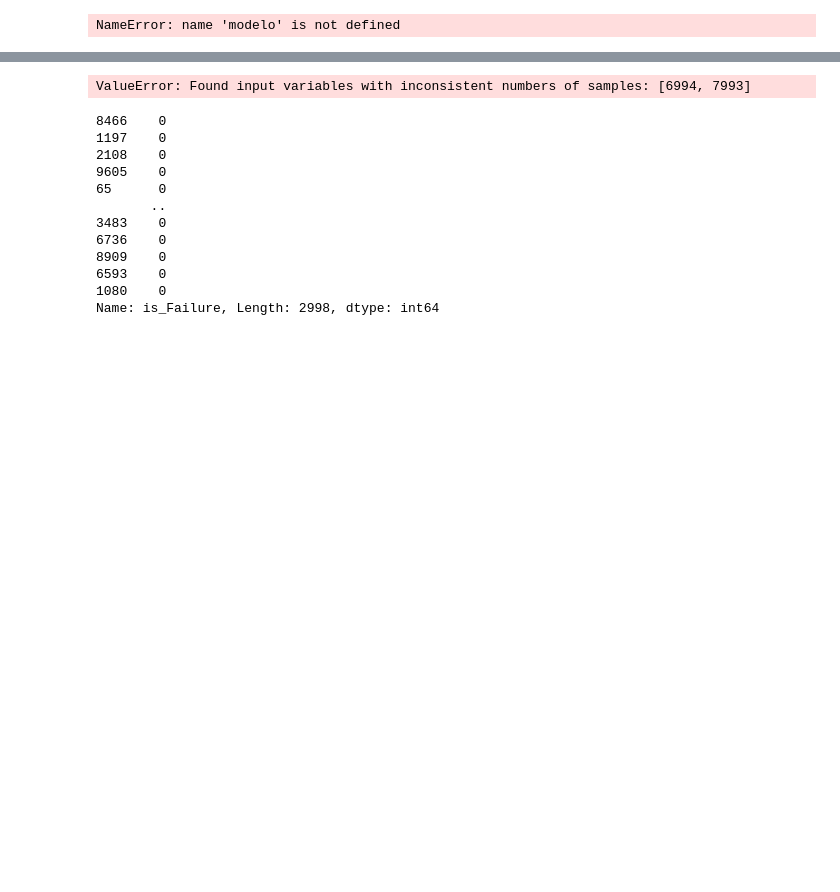
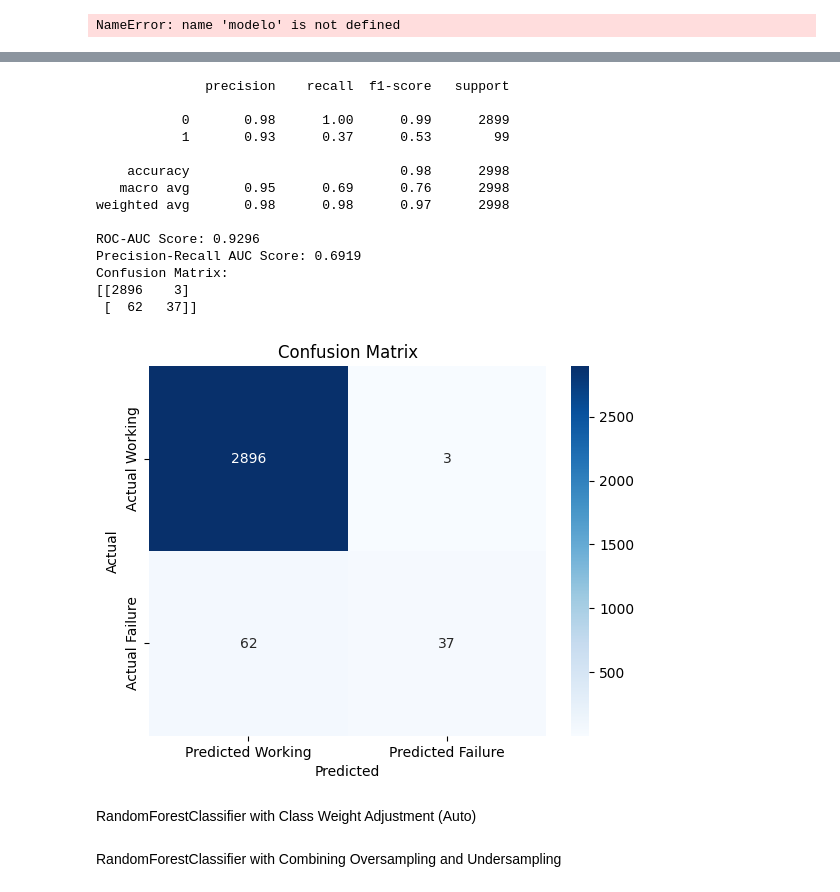
Before and after one commit to ibrahimgb/machine-predictive-maintenance, a Jupyter notebook: PredictiveMaintenance.ipynb, the cells around one changed output, grey strips where cells are left out. Saved outputs shown, nothing was run; the diff lists cells and outputs as text; code cells hidden in the pictures; blank space fills up the shorter version.

```diff
--- a/PredictiveMaintenance.ipynb
+++ b/PredictiveMaintenance.ipynb
@@ -300,36 +351,49 @@ print(sys.executable)
 # %%
 from sklearn.ensemble import RandomForestClassifier
-from sklearn.metrics import classification_report, roc_auc_score, precision_recall_curve, auc
-
+from sklearn.metrics import classification_report, roc_auc_score, precision_recall_curve, auc, confusion_matrix
+import seaborn as sns
+import matplotlib.pyplot as plt
 
 # Initialize and train the model
 model_RandomForestClassifier = RandomForestClassifier(class_weight='balanced', random_state=42)
 model_RandomForestClassifier.fit(x_train, y_train)
 
 # Predictions
 y_probs = model_RandomForestClassifier.predict_proba(x_test)[:, 1]
 y_pred = model_RandomForestClassifier.predict(x_test)
 
 # Evaluation
 print(classification_report(y_test, y_pred))
 print(f"ROC-AUC Score: {roc_auc_score(y_test, y_probs):.4f}")
 precision, recall, _ = precision_recall_curve(y_test, y_probs)
 print(f"Precision-Recall AUC Score: {auc(recall, precision):.4f}")
+
+# Confusion Matrix
+cm = confusion_matrix(y_test, y_pred)
+print("Confusion Matrix:")
+print(cm)
+
+# Visualize the Confusion Matrix
+sns.heatmap(cm, annot=True, fmt='d', cmap='Blues', xticklabels=['Predicted Working', 'Predicted Failure'], yticklabels=['Actual Working', 'Actual Failure'])
+plt.ylabel('Actual')
+plt.xlabel('Predicted')
+plt.title('Confusion Matrix')
+plt.show()
 # %% [output]
-ValueError: Found input variables with inconsistent numbers of samples: [6994, 7993]
+              precision    recall  f1-score   support
+
+           0       0.98      1.00      0.99      2899
+           1       0.93      0.37      0.53        99
+
+    accuracy                           0.98      2998
+   macro avg       0.95      0.69      0.76      2998
+weighted avg       0.98      0.98      0.97      2998
+
+ROC-AUC Score: 0.9296
+Precision-Recall AUC Score: 0.6919
+Confusion Matrix:
+[[2896    3]
+ [  62   37]]
+[figure, added]
-# %%
-
-print(y_test)
-# %% [output]
-8466    0
-1197    0
-2108    0
-9605    0
-65      0
-       ..
-3483    0
-6736    0
-8909    0
-6593    0
-1080    0
-Name: is_Failure, Length: 2998, dtype: int64
+# %% [markdown]
+RandomForestClassifier with Class Weight Adjustment (Auto)
@@ -335,0 +437,2 @@ Name: is_Failure, Length: 2998, dtype: int64
+# %% [markdown]
+RandomForestClassifier with Combining Oversampling and Undersampling
```
Also changed, not shown: parts of 25 cells of this notebook.
